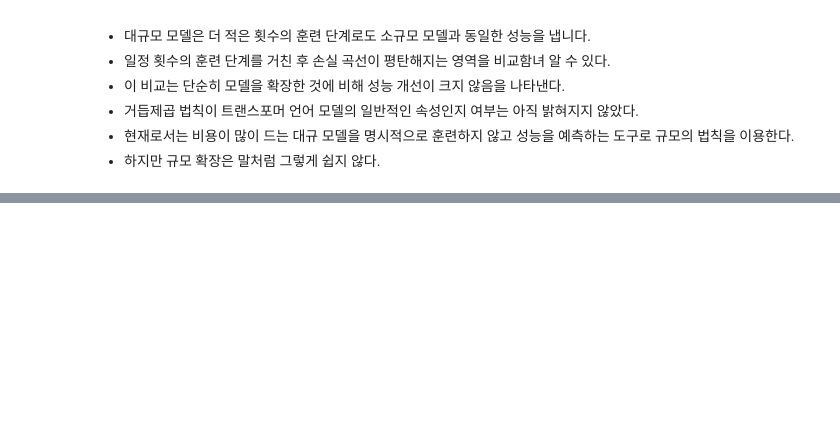
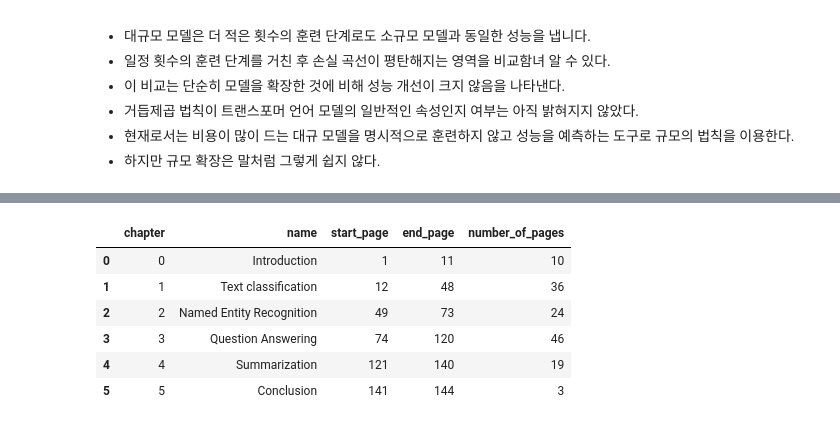
Before and after one commit to jx-dohwan/Natural-Language-Processing-using-Transformers, a Jupyter notebook: CH11_future_direction.ipynb, the cells around one changed output, grey strips where cells are left out. Saved outputs shown, nothing was run; the diff lists cells and outputs as text; code cells hidden in the pictures; blank space fills up the shorter version.

```diff
--- a/CH11_future_direction.ipynb
+++ b/CH11_future_direction.ipynb
@@ -97,0 +214,29 @@ plt.show()
+# %%
+
+book_data = [
+    {"chapter": 0, "name": "Introduction", "start_page": 1, "end_page": 11},
+    {"chapter": 1, "name": "Text classification", "start_page": 12,
+     "end_page": 48},
+    {"chapter": 2, "name": "Named Entity Recognition", "start_page": 49,
+     "end_page": 73},
+    {"chapter": 3, "name": "Question Answering", "start_page": 74,
+     "end_page": 120},
+    {"chapter": 4, "name": "Summarization", "start_page": 121,
+     "end_page": 140},
+    {"chapter": 5, "name": "Conclusion", "start_page": 141,
+     "end_page": 144}
+]
+# %%
+
+table = pd.DataFrame(book_data)
+table['number_of_pages'] = table['end_page']-table['start_page']
+table = table.astype(str)
+table
+# %% [output]
+|  | chapter | name | start_page | end_page | number_of_pages |
+| 0 | 0 | Introduction | 1 | 11 | 10 |
+| 1 | 1 | Text classification | 12 | 48 | 36 |
+| 2 | 2 | Named Entity Recognition | 49 | 73 | 24 |
+| 3 | 3 | Question Answering | 74 | 120 | 46 |
+| 4 | 4 | Summarization | 121 | 140 | 19 |
+| 5 | 5 | Conclusion | 141 | 144 | 3 |
```
Also changed, not shown: parts of 18 cells of this notebook.
